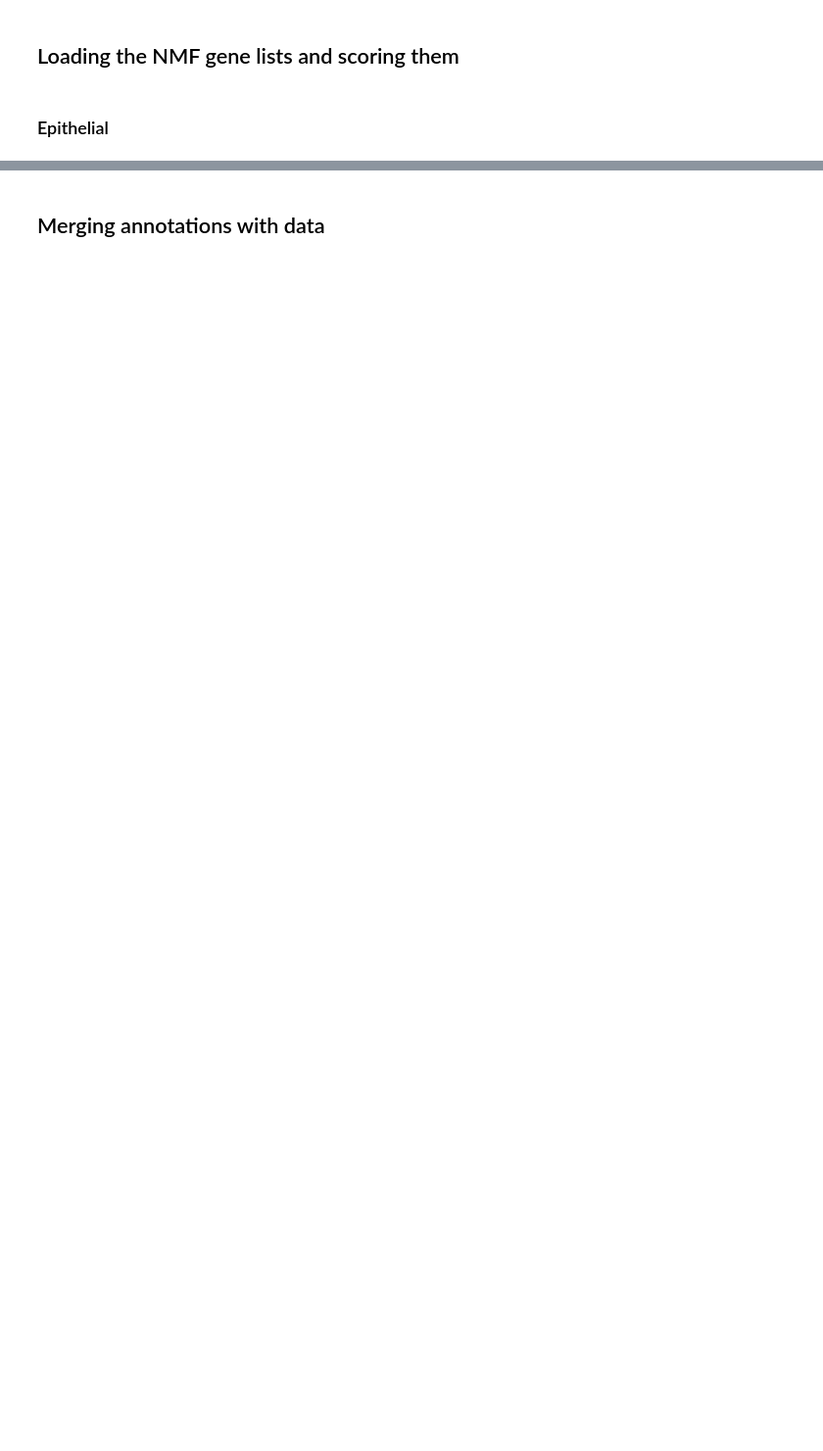
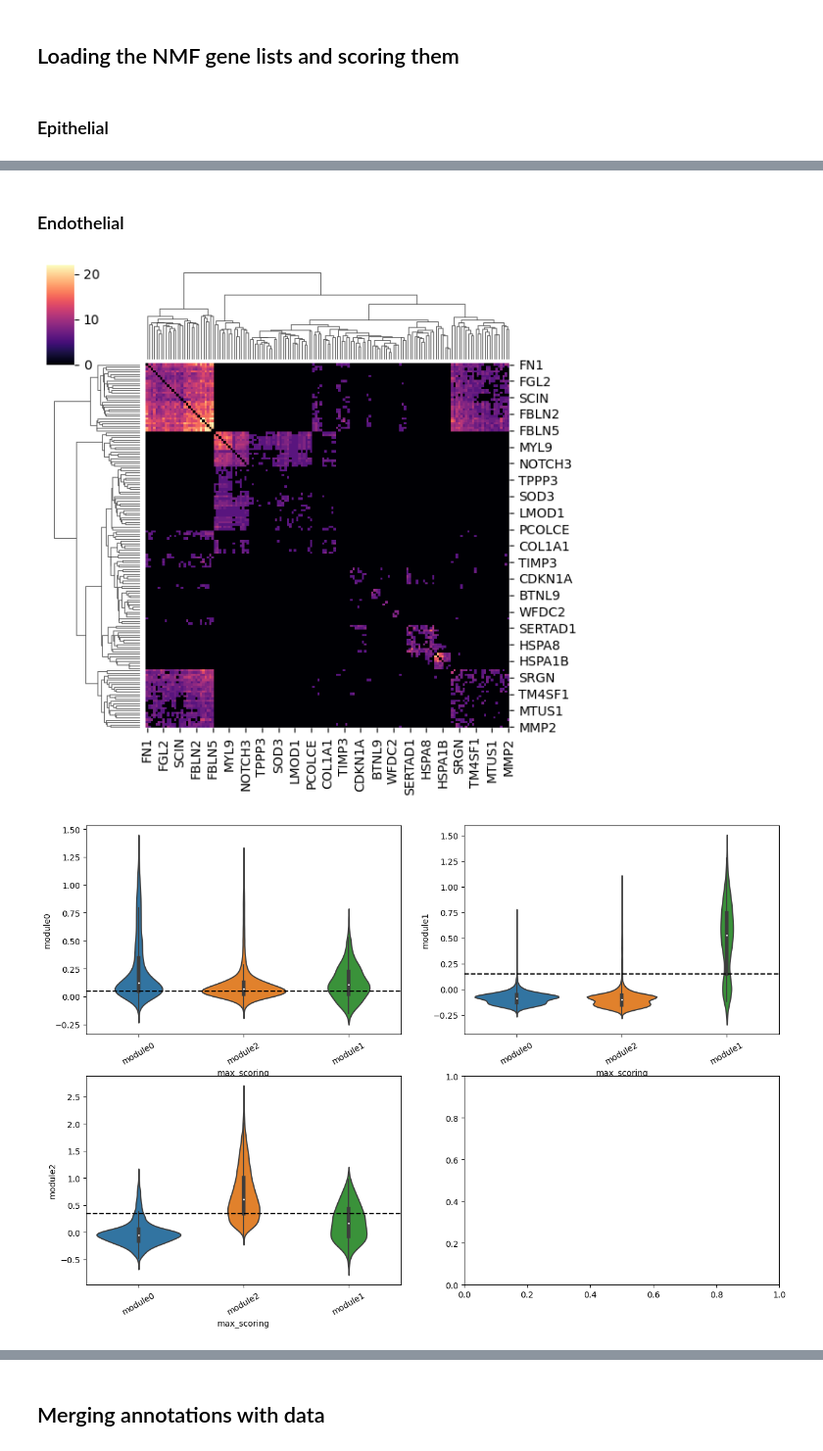
Before and after one commit to akiviaho/spatial, a Jupyter notebook: notebooks/single-cell-annotation-from-nmf.ipynb, the cells around one changed output, grey strips where cells are left out. Shown at 98% size. Drawn from its saved outputs; the diff is of its cells as text; code cells hidden in the pictures; blank space fills up the shorter version.

```diff
--- a/notebooks/single-cell-annotation-from-nmf.ipynb
+++ b/notebooks/single-cell-annotation-from-nmf.ipynb
@@ -266,0 +328,15 @@ ARID5B
+# %% [markdown]
+### Endothelial
+# %%
+modules_dict = create_modules_from_adjacency_matrix('Endothelial')
+scores = score_modules('Endothelial',modules_dict)
+
+# remove the first quantile of scores to ensure a representative set
+#max_factor_scores = scores[list(modules_dict.keys())].max(axis=1)
+#fitered_scores = scores[max_factor_scores > np.quantile(max_factor_scores,0.25)]
+
+plot_score_violins(scores)
+save_dict_to_excel(modules_dict,'Endothelial')
+# %% [output]
+[figure, added]
+[figure, added]
```
Also changed, not shown: parts of 44 cells of this notebook.
